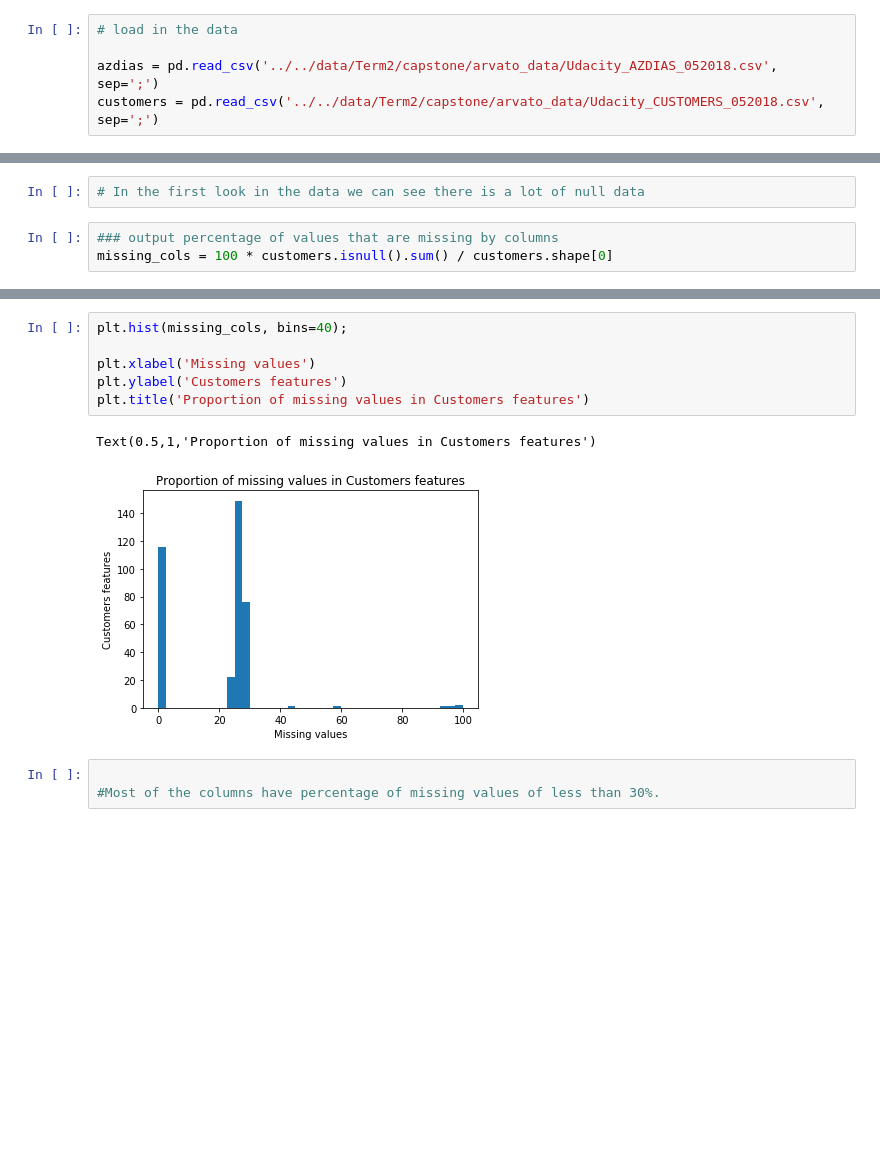
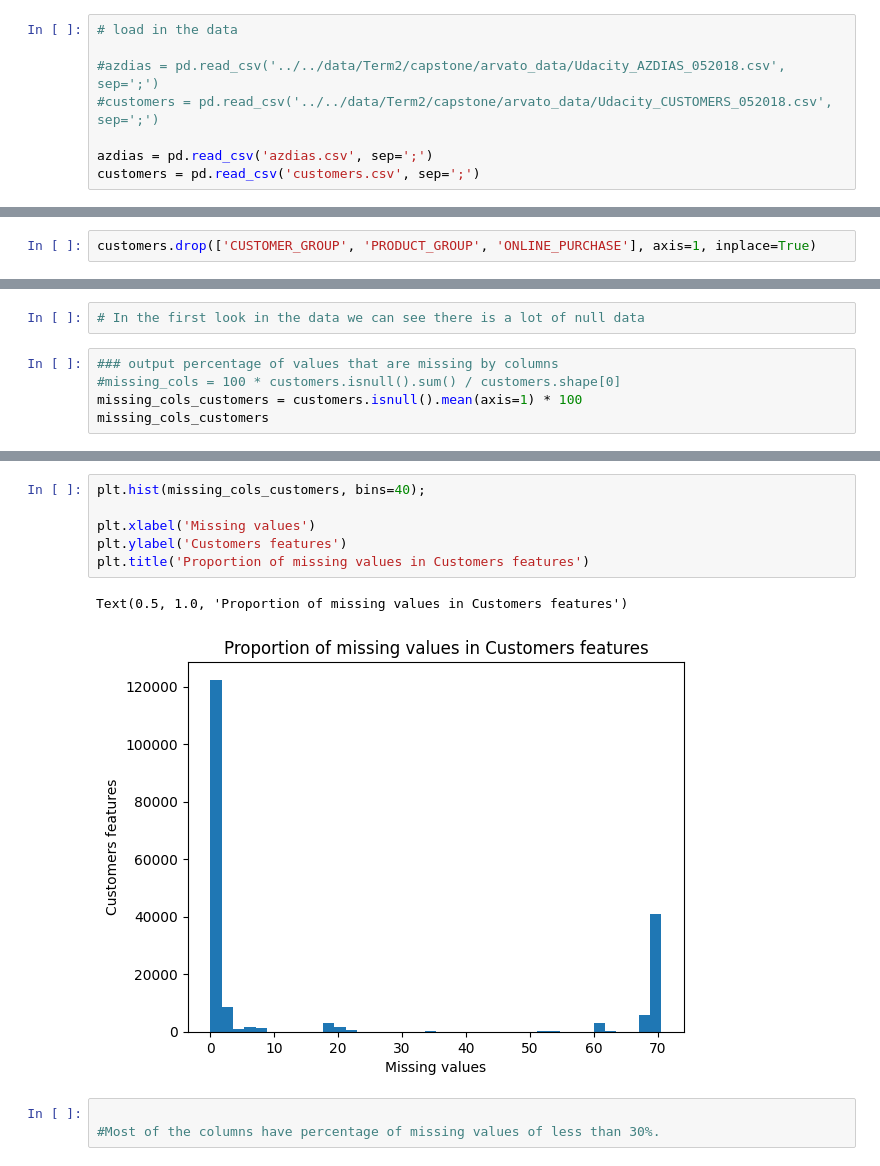
Before and after one commit to olgaferro/Bertelsmann-Arvato-Project, a Jupyter notebook: Arvato Project Workbook.ipynb, the cells around one changed output, grey strips where cells are left out. Saved outputs shown, nothing was run; the diff lists cells and outputs as text; blank space fills up the shorter version.

```diff
--- a/Arvato Project Workbook.ipynb
+++ b/Arvato Project Workbook.ipynb
@@ -51,6 +66,9 @@ You'll notice when the data is loaded in that a warning message will immediately
 # %%
 # load in the data
 
-azdias = pd.read_csv('../../data/Term2/capstone/arvato_data/Udacity_AZDIAS_052018.csv', sep=';')
-customers = pd.read_csv('../../data/Term2/capstone/arvato_data/Udacity_CUSTOMERS_052018.csv', sep=';')
+#azdias = pd.read_csv('../../data/Term2/capstone/arvato_data/Udacity_AZDIAS_052018.csv', sep=';')
+#customers = pd.read_csv('../../data/Term2/capstone/arvato_data/Udacity_CUSTOMERS_052018.csv', sep=';')
+
+azdias = pd.read_csv('azdias.csv', sep=';')
+customers = pd.read_csv('customers.csv', sep=';')
 # %%
@@ -100,3 +135,5 @@ memory usage: 539.5+ MB
+# %%
+customers.drop(['CUSTOMER_GROUP', 'PRODUCT_GROUP', 'ONLINE_PURCHASE'], axis=1, inplace=True)
 # %% [markdown]
 ### - Analizing missing data in customers dataframe
 # %%
@@ -114,4 +151,6 @@ sum(customers.isnull().sum(axis=1))
 # In the first look in the data we can see there is a lot of null data
 # %%
 ### output percentage of values that are missing by columns
-missing_cols = 100 * customers.isnull().sum() / customers.shape[0]
+#missing_cols = 100 * customers.isnull().sum() / customers.shape[0]
+missing_cols_customers = customers.isnull().mean(axis=1) * 100
+missing_cols_customers
@@ -118,12 +170,12 @@ missing_cols = 100 * customers.isnull().sum() / customers.shape[0]
 # %%
-plt.hist(missing_cols, bins=40);
+plt.hist(missing_cols_customers, bins=40);
 
 plt.xlabel('Missing values')
 plt.ylabel('Customers features')
 plt.title('Proportion of missing values in Customers features')
 # %% [output]
-Text(0.5,1,'Proportion of missing values in Customers features')
+Text(0.5, 1.0, 'Proportion of missing values in Customers features')
-[figure, old version]
+[figure, new version]
 # %%
 
 #Most of the columns have percentage of missing values of less than 30%.
```
Also changed, not shown: parts of 170 cells of this notebook, 1 other file.
